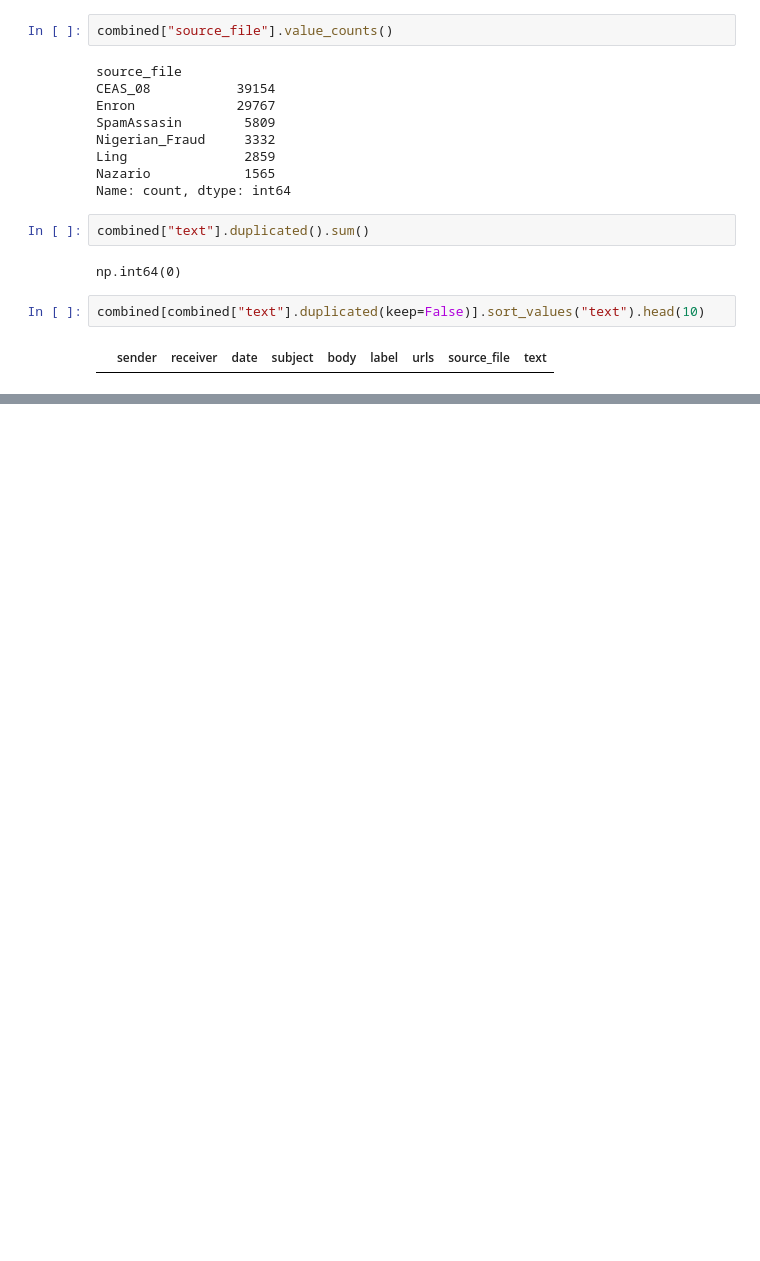
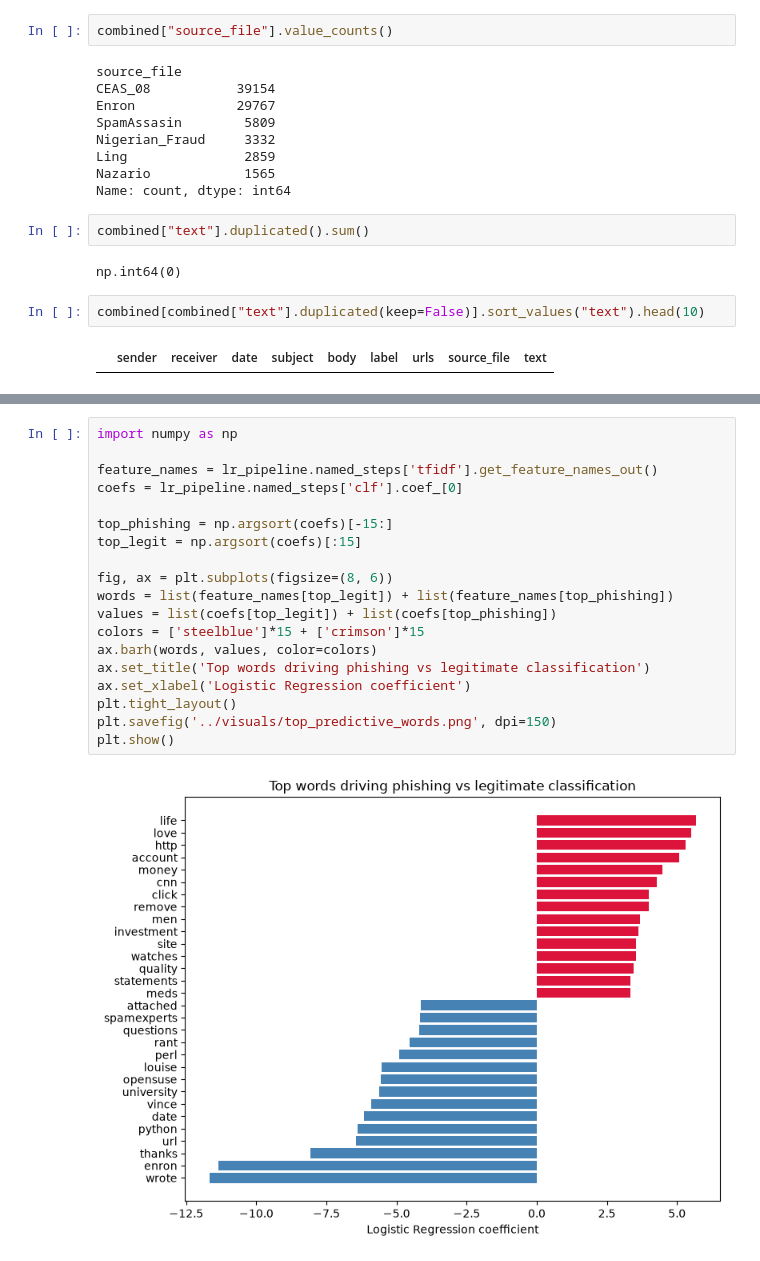
Before and after one commit to womanvitha/phishing-email-nlp-detector, a Jupyter notebook: notebooks/01_exploration.ipynb, the cells around one changed output, grey strips where cells are left out. Drawn from its saved outputs; the diff is of its cells as text; blank space fills up the shorter version.

```diff
--- a/notebooks/01_exploration.ipynb
+++ b/notebooks/01_exploration.ipynb
@@ -129,0 +263,21 @@ combined[combined["text"].duplicated(keep=False)].sort_values("text").head(10)
+# %%
+import numpy as np
+
+feature_names = lr_pipeline.named_steps['tfidf'].get_feature_names_out()
+coefs = lr_pipeline.named_steps['clf'].coef_[0]
+
+top_phishing = np.argsort(coefs)[-15:]
+top_legit = np.argsort(coefs)[:15]
+
+fig, ax = plt.subplots(figsize=(8, 6))
+words = list(feature_names[top_legit]) + list(feature_names[top_phishing])
+values = list(coefs[top_legit]) + list(coefs[top_phishing])
+colors = ['steelblue']*15 + ['crimson']*15
+ax.barh(words, values, color=colors)
+ax.set_title('Top words driving phishing vs legitimate classification')
+ax.set_xlabel('Logistic Regression coefficient')
+plt.tight_layout()
+plt.savefig('../visuals/top_predictive_words.png', dpi=150)
+plt.show()
+# %% [output]
+[figure, added]
```
Also changed, not shown: parts of 11 cells of this notebook, 6 other files.
